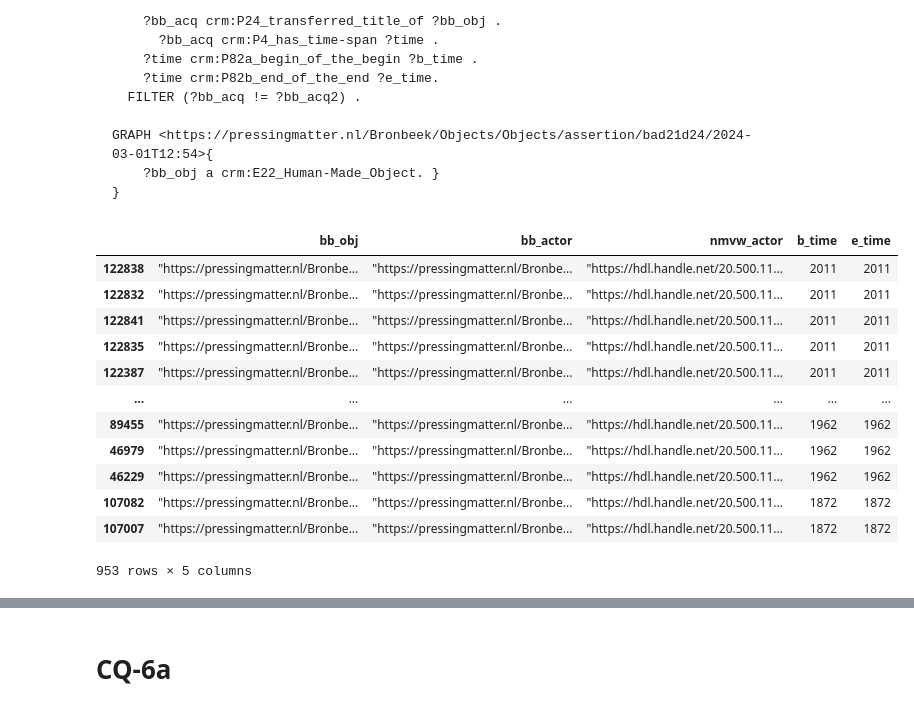
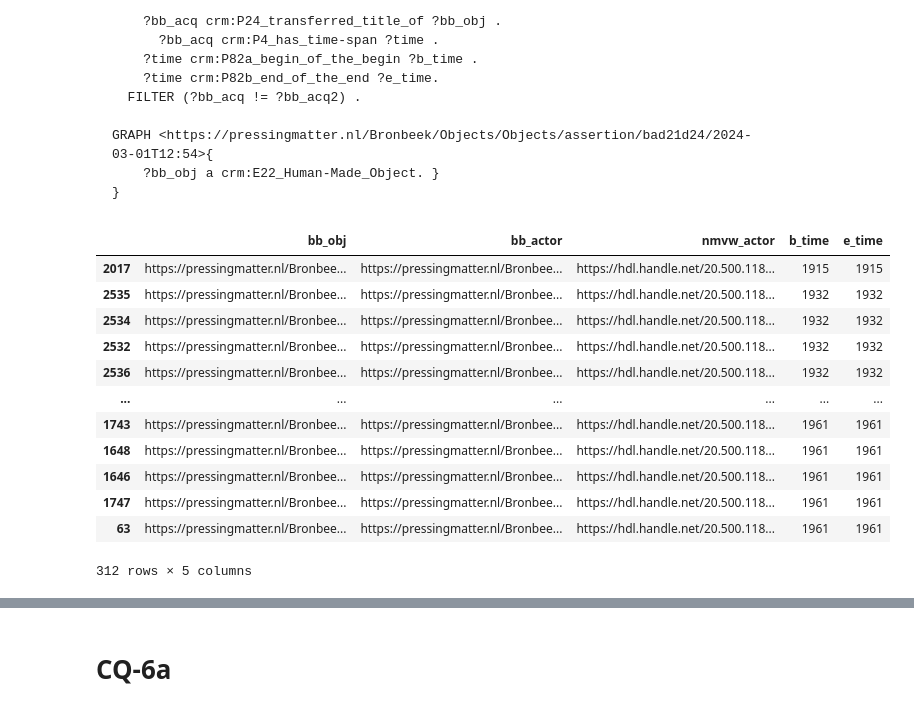
Before and after one commit to Shoilee/dh_entity_linking_v2, a Jupyter notebook: workflow/query/results.ipynb, the cells around one changed output, grey strips where cells are left out. Drawn from its saved outputs; the diff is of its cells as text; code cells hidden in the pictures.

```diff
--- a/workflow/query/results.ipynb
+++ b/workflow/query/results.ipynb
@@ -632,6 +632,7 @@ def cleanup_time(x: str):
     return int(str(x).replace('"', '').strip()[:4])
 
 df1 = pd.read_csv("CQ5_nmvw.csv")
+df1 = df1.map(lambda x: x.replace('"', '').strip() if isinstance(x, str) else x)
 df1 = df1.iloc[: , :-1]
 df1.columns = [ "histevet" , "histevet_btime" , "histevet_etime" , "nmvw_obj" , "nmvw_actor"]
 df1['histevet_btime'] = df1['histevet_btime'].apply(cleanup_time)
@@ -697,46 +698,47 @@ def cleanup_time(x: str):
             return 0
         if x and str(x).strip():
             # Convert the cleaned string to an integer
             return int(str(x).replace('"', '').strip()[:4])
     except ValueError:
         return 0
 
 # Read the second CSV file into DataFrame df2
 df2 = pd.read_csv("CQ5_bb.csv")
+df2 = df2.map(lambda x: x.replace('"', '').strip() if isinstance(x, str) else x)
+
 df2 = df2.iloc[: , :-1]
 df2.columns = ["bb_obj" , "bb_actor" , "nmvw_actor" , "b_time" , "e_time"]
 df2['b_time'] = df2['b_time'].apply(cleanup_time)
 df2['e_time'] = df2['e_time'].apply(cleanup_time)
 
 # Remove duplicate rows in df2
 df2 = df2.drop_duplicates()
 
 # remove bb_actor matched to multiple nmvw_actor
 # df2 = df2.drop_duplicates(subset=['bb_obj'])
 
 # Extract unique 'nmvw_actor' values from df2
 unique_nmvw_actor = df1['nmvw_actor'].unique()
 
 # Filter df2 to keep only rows where 'nmvw_actor' exists in df2
 df2= df2[df2['nmvw_actor'].isin(unique_nmvw_actor)]
 
 df2 = df2.sort_values('bb_actor')
-
 df2
 # %% [output]
 |  | bb_obj | bb_actor | nmvw_actor | b_time | e_time |
-| 122838 | "https://pressingmatter.nl/Bronbe... | "https://pressingmatter.nl/Bronbe... | "https://hdl.handle.net/20.500.11... | 2011 | 2011 |
-| 122832 | "https://pressingmatter.nl/Bronbe... | "https://pressingmatter.nl/Bronbe... | "https://hdl.handle.net/20.500.11... | 2011 | 2011 |
-| 122841 | "https://pressingmatter.nl/Bronbe... | "https://pressingmatter.nl/Bronbe... | "https://hdl.handle.net/20.500.11... | 2011 | 2011 |
-| 122835 | "https://pressingmatter.nl/Bronbe... | "https://pressingmatter.nl/Bronbe... | "https://hdl.handle.net/20.500.11... | 2011 | 2011 |
-| 122387 | "https://pressingmatter.nl/Bronbe... | "https://pressingmatter.nl/Bronbe... | "https://hdl.handle.net/20.500.11... | 2011 | 2011 |
+| 2017 | https://pressingmatter.nl/Bronbee... | https://pressingmatter.nl/Bronbee... | https://hdl.handle.net/20.500.118... | 1915 | 1915 |
+| 2535 | https://pressingmatter.nl/Bronbee... | https://pressingmatter.nl/Bronbee... | https://hdl.handle.net/20.500.118... | 1932 | 1932 |
+| 2534 | https://pressingmatter.nl/Bronbee... | https://pressingmatter.nl/Bronbee... | https://hdl.handle.net/20.500.118... | 1932 | 1932 |
+| 2532 | https://pressingmatter.nl/Bronbee... | https://pressingmatter.nl/Bronbee... | https://hdl.handle.net/20.500.118... | 1932 | 1932 |
+| 2536 | https://pressingmatter.nl/Bronbee... | https://pressingmatter.nl/Bronbee... | https://hdl.handle.net/20.500.118... | 1932 | 1932 |
 | ... | ... | ... | ... | ... | ... |
-| 89455 | "https://pressingmatter.nl/Bronbe... | "https://pressingmatter.nl/Bronbe... | "https://hdl.handle.net/20.500.11... | 1962 | 1962 |
-| 46979 | "https://pressingmatter.nl/Bronbe... | "https://pressingmatter.nl/Bronbe... | "https://hdl.handle.net/20.500.11... | 1962 | 1962 |
-| 46229 | "https://pressingmatter.nl/Bronbe... | "https://pressingmatter.nl/Bronbe... | "https://hdl.handle.net/20.500.11... | 1962 | 1962 |
-| 107082 | "https://pressingmatter.nl/Bronbe... | "https://pressingmatter.nl/Bronbe... | "https://hdl.handle.net/20.500.11... | 1872 | 1872 |
-| 107007 | "https://pressingmatter.nl/Bronbe... | "https://pressingmatter.nl/Bronbe... | "https://hdl.handle.net/20.500.11... | 1872 | 1872 |
+| 1743 | https://pressingmatter.nl/Bronbee... | https://pressingmatter.nl/Bronbee... | https://hdl.handle.net/20.500.118... | 1961 | 1961 |
+| 1648 | https://pressingmatter.nl/Bronbee... | https://pressingmatter.nl/Bronbee... | https://hdl.handle.net/20.500.118... | 1961 | 1961 |
+| 1646 | https://pressingmatter.nl/Bronbee... | https://pressingmatter.nl/Bronbee... | https://hdl.handle.net/20.500.118... | 1961 | 1961 |
+| 1747 | https://pressingmatter.nl/Bronbee... | https://pressingmatter.nl/Bronbee... | https://hdl.handle.net/20.500.118... | 1961 | 1961 |
+| 63 | https://pressingmatter.nl/Bronbee... | https://pressingmatter.nl/Bronbee... | https://hdl.handle.net/20.500.118... | 1961 | 1961 |
-953 rows × 5 columns
+312 rows × 5 columns
 # %%
 print(f"{df2['bb_obj'].nunique()} object has connection with actors where actor has connection with historical event")
 # %% [output]
```
Also changed, not shown: parts of 5 cells of this notebook, 1 other file.
